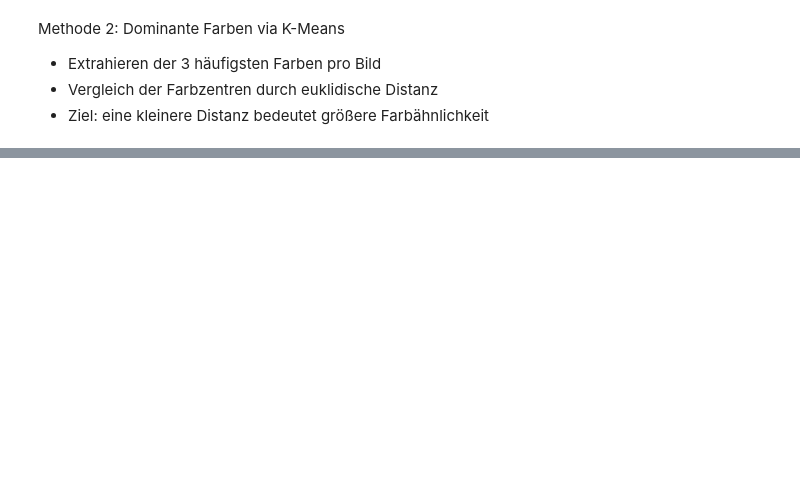
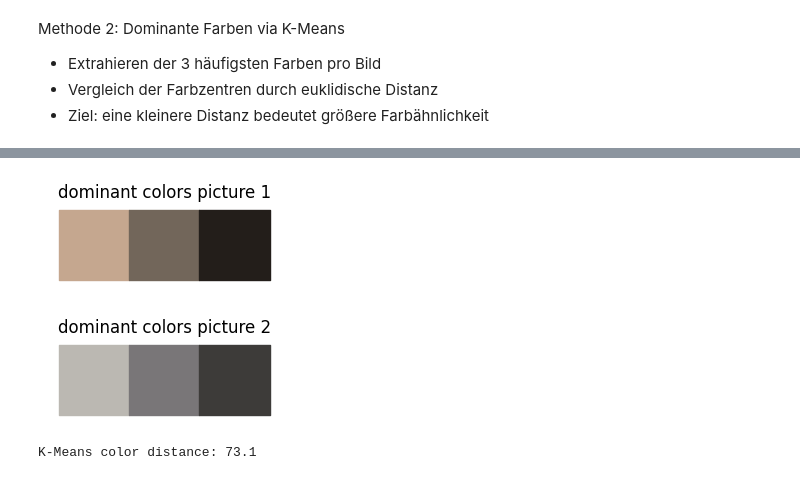
Before and after one commit to Juli-amo/bigdata_ir, a Jupyter notebook: Color_Similarity.ipynb, the cells around one changed output, grey strips where cells are left out. Saved outputs shown, nothing was run; the diff lists cells and outputs as text; code cells hidden in the pictures; blank space fills up the shorter version.

Commit message:
add requirements.txt, implement K-Means dominant color method and HSV fix

```diff
--- a/Color_Similarity.ipynb
+++ b/Color_Similarity.ipynb
@@ -149,0 +92,46 @@ NameError: name 'KMeans' is not defined
+# %%
+
+def get_dominant_colors(img, k=3):
+    '''
+    img: BGR-Array
+    '''
+    pixels = img.reshape(-1, 3)
+    kmeans = KMeans(n_clusters=k, n_init=10, random_state=42)
+    kmeans.fit(pixels)
+    return kmeans.cluster_centers_         # array k×3 (BGR-colors)
+
+def plot_color_palette(colors, title):
+    '''
+    colors: kx3-Array
+    title: str
+    '''
+    plt.figure(figsize=(3, 1))
+    for i, col in enumerate(colors):
+        # change into [0,1] and RGB
+        rgb = col[::-1] / 255.0
+        plt.fill_between([i, i+1], 0, 1, color=rgb)
+    plt.title(title)
+    plt.axis('off')
+    plt.show()
+
+def kmeans_color_distance(colors1, colors2):
+    '''
+    sort for stable comparison
+    colors1, colors2: kx3-Array
+    '''
+    c1 = np.sort(colors1, axis=0)
+    c2 = np.sort(colors2, axis=0)
+    return np.linalg.norm(c1 - c2)
+# %%
+cols1 = get_dominant_colors(bild1)
+cols2 = get_dominant_colors(bild2)
+
+plot_color_palette(cols1, "dominant colors picture 1")
+plot_color_palette(cols2, "dominant colors picture 2")
+
+dist = kmeans_color_distance(cols1, cols2)
+print(f"K-Means color distance: {dist:.1f}")
+# %% [output]
+[figure, added]
+[figure, added]
+K-Means color distance: 73.1
```
Also changed, not shown: parts of 6 cells of this notebook, 1 other file.
